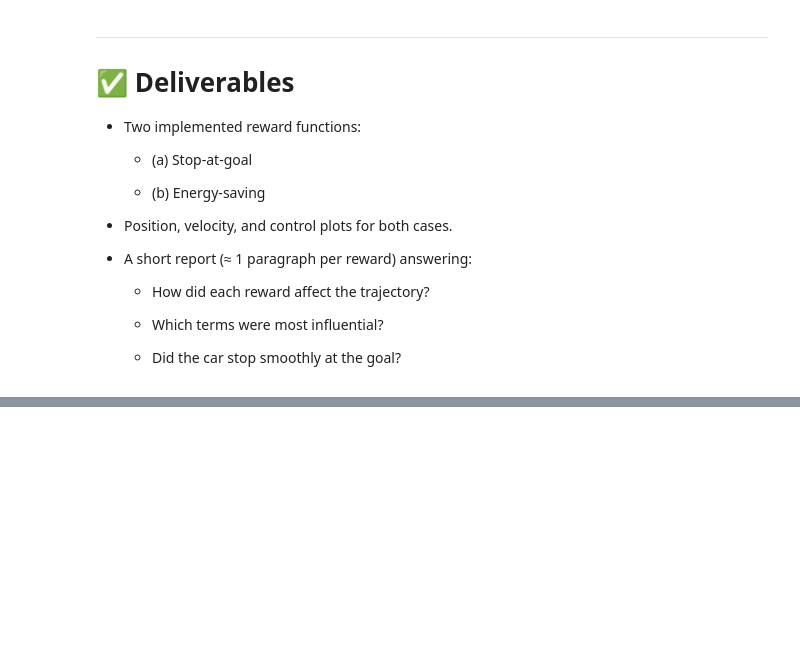
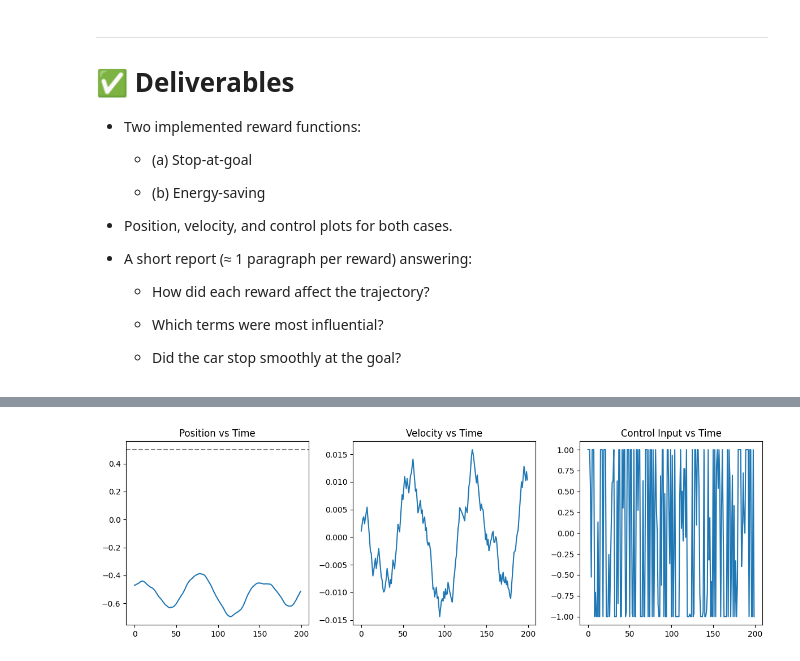
Before and after one commit to aem226/Reinforcement-Learning-Projects, a Jupyter notebook: lab9_mountain_optimal.ipynb, the cells around one changed output, grey strips where cells are left out. Cells and saved outputs as stored; diff of their text form; code cells hidden in the pictures; blank space fills up the shorter version.

```diff
--- a/lab9_mountain_optimal.ipynb
+++ b/lab9_mountain_optimal.ipynb
@@ -489,0 +590,25 @@ Take into account that the weights help to scale the magnitude of the variables.
+# %%
+#(c) Plot Position, Velocity, and Control
+
+positions, velocities, actions = [], [], []
+
+obs, _ = env.reset(seed=0)
+for t in range(200):
+    a = mppi.action(obs)
+    obs, reward, done, trunc, info = env.step([a])
+    positions.append(obs[0])
+    velocities.append(obs[1])
+    actions.append(a)
+    if done or trunc:
+        break
+
+plt.figure(figsize=(12,4))
+plt.subplot(1,3,1)
+plt.plot(positions); plt.title("Position vs Time"); plt.axhline(0.5, ls='--', c='gray')
+plt.subplot(1,3,2)
+plt.plot(velocities); plt.title("Velocity vs Time")
+plt.subplot(1,3,3)
+plt.plot(actions); plt.title("Control Input vs Time")
+plt.tight_layout(); plt.show()
+# %% [output]
+[figure, added]
```
Also changed, not shown: parts of 13 cells of this notebook.
